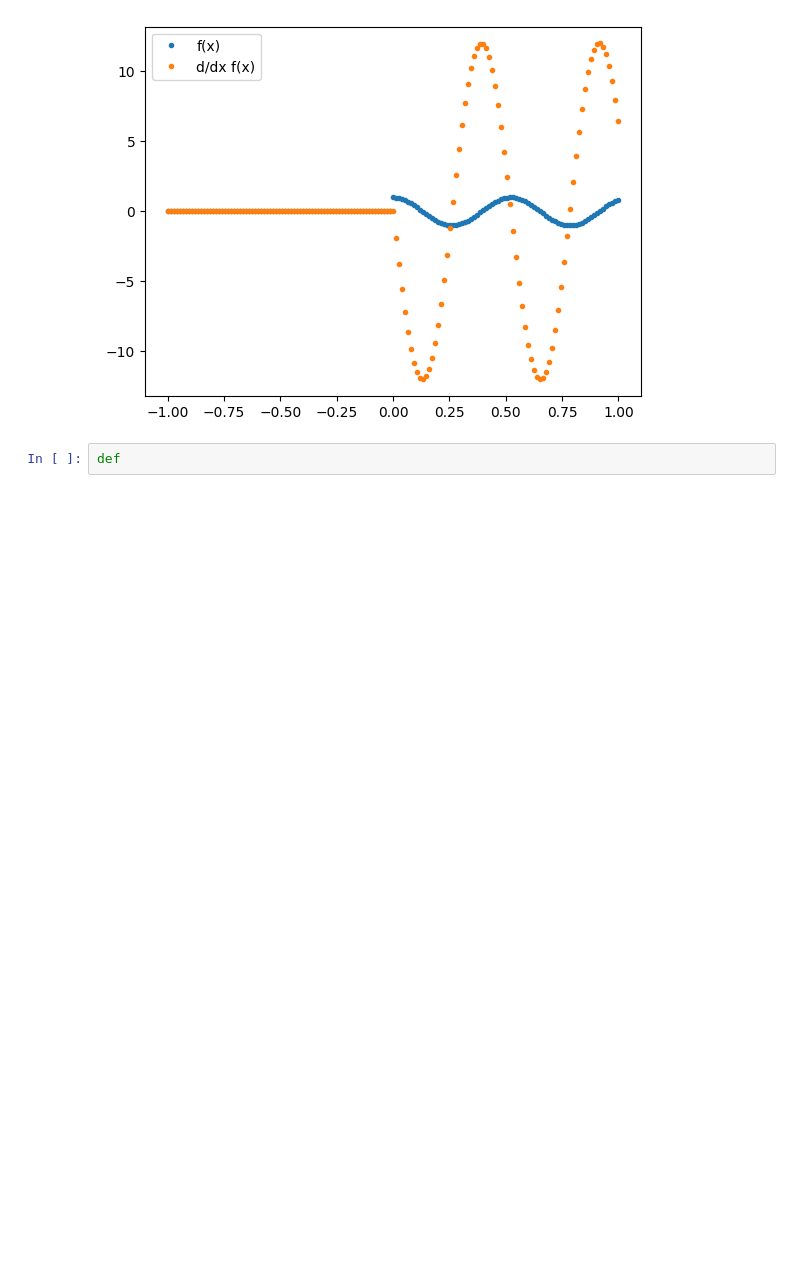
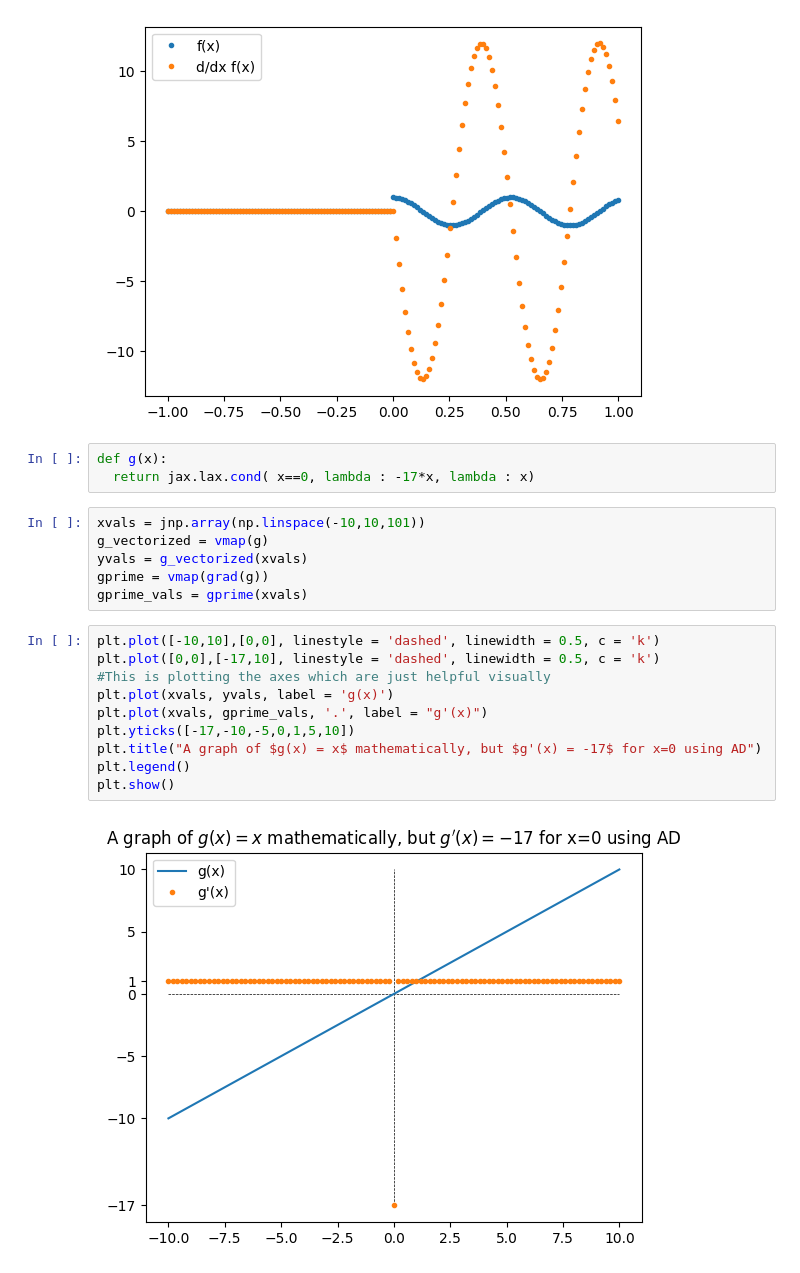
Before and after one commit to klarajmeymaris/appm-4600-numerics, a Jupyter notebook: Labs/Lab04_AutoDiff.ipynb, the cells around one changed output. Saved outputs shown, nothing was run; the diff lists cells and outputs as text; blank space fills up the shorter version.

```diff
--- a/Labs/Lab04_AutoDiff.ipynb
+++ b/Labs/Lab04_AutoDiff.ipynb
@@ -98,5 +98,24 @@ plt.legend()
 plt.show()
 # %% [output]
 [figure]
-# %%
-def
+# %%
+def g(x):
+  return jax.lax.cond( x==0, lambda : -17*x, lambda : x)
+# %%
+xvals = jnp.array(np.linspace(-10,10,101))
+g_vectorized = vmap(g)
+yvals = g_vectorized(xvals)
+gprime = vmap(grad(g))
+gprime_vals = gprime(xvals)
+# %%
+plt.plot([-10,10],[0,0], linestyle = 'dashed', linewidth = 0.5, c = 'k')
+plt.plot([0,0],[-17,10], linestyle = 'dashed', linewidth = 0.5, c = 'k')
+#This is plotting the axes which are just helpful visually
+plt.plot(xvals, yvals, label = 'g(x)')
+plt.plot(xvals, gprime_vals, '.', label = "g'(x)")
+plt.yticks([-17,-10,-5,0,1,5,10])
+plt.title("A graph of $g(x) = x$ mathematically, but $g'(x) = -17$ for x=0 using AD")
+plt.legend()
+plt.show()
+# %% [output]
+[figure, added]
```
